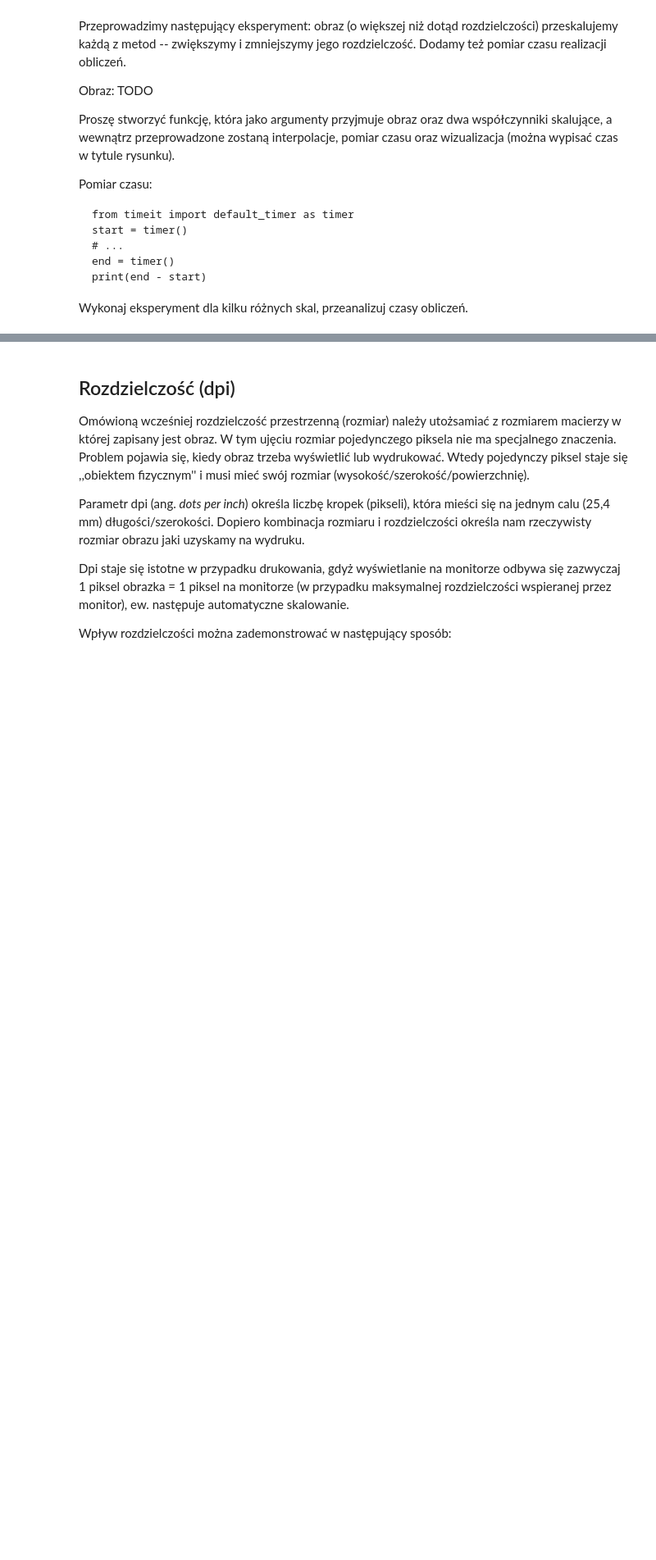
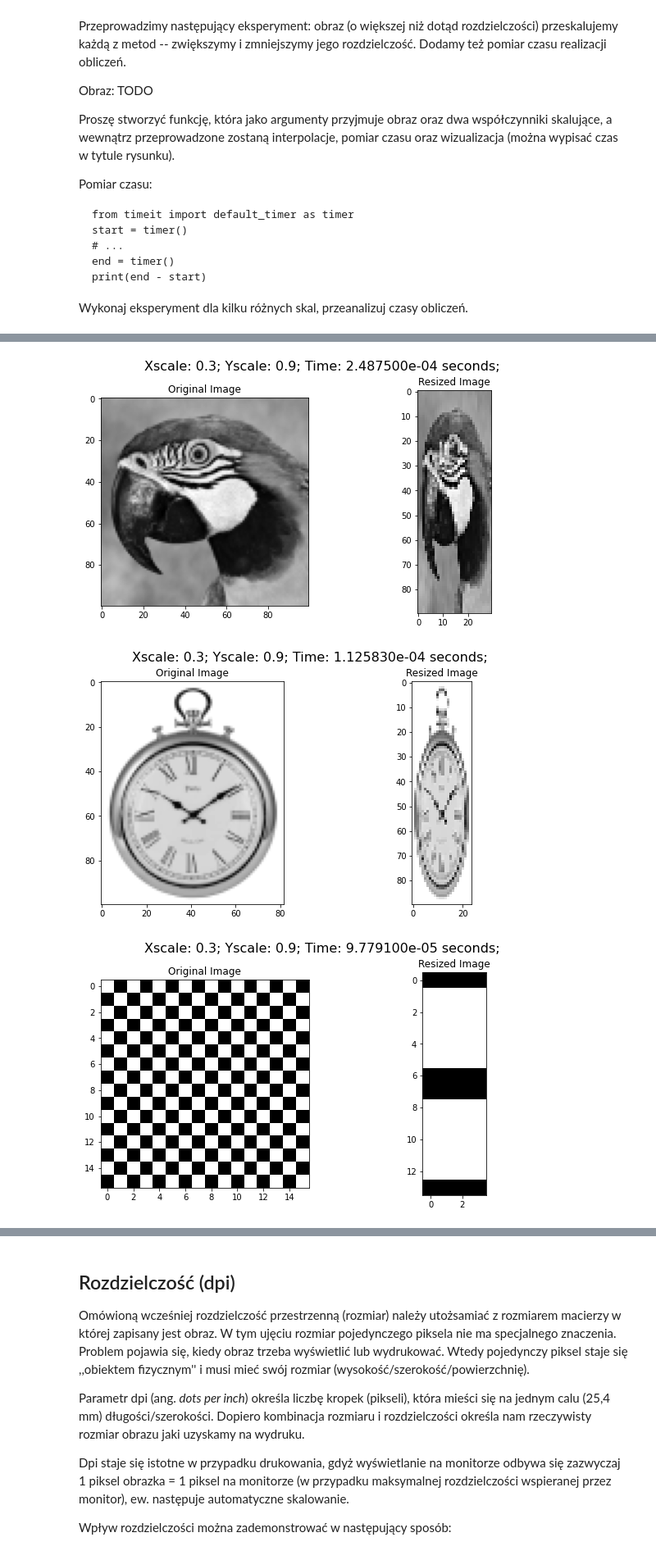
Before and after one commit to djmmatracki/ComputerVision, a Jupyter notebook: Resolution/05_resolution.ipynb, the cells around one changed output, grey strips where cells are left out. Shown at 82% size. Saved outputs shown, nothing was run; the diff lists cells and outputs as text; code cells hidden in the pictures; blank space fills up the shorter version.

```diff
--- a/Resolution/05_resolution.ipynb
+++ b/Resolution/05_resolution.ipynb
@@ -345,0 +379,8 @@ from timeit import default_timer as timer
+# %%
+resize_img(I, 0.3, 0.9, cv2.INTER_CUBIC)
+resize_img(clock, 0.3, 0.9, cv2.INTER_CUBIC)
+resize_img(chessboard, 0.3, 0.9, cv2.INTER_CUBIC)
+# %% [output]
+[figure, added]
+[figure, added]
+[figure, added]
```
Also changed, not shown: parts of 10 cells of this notebook.
